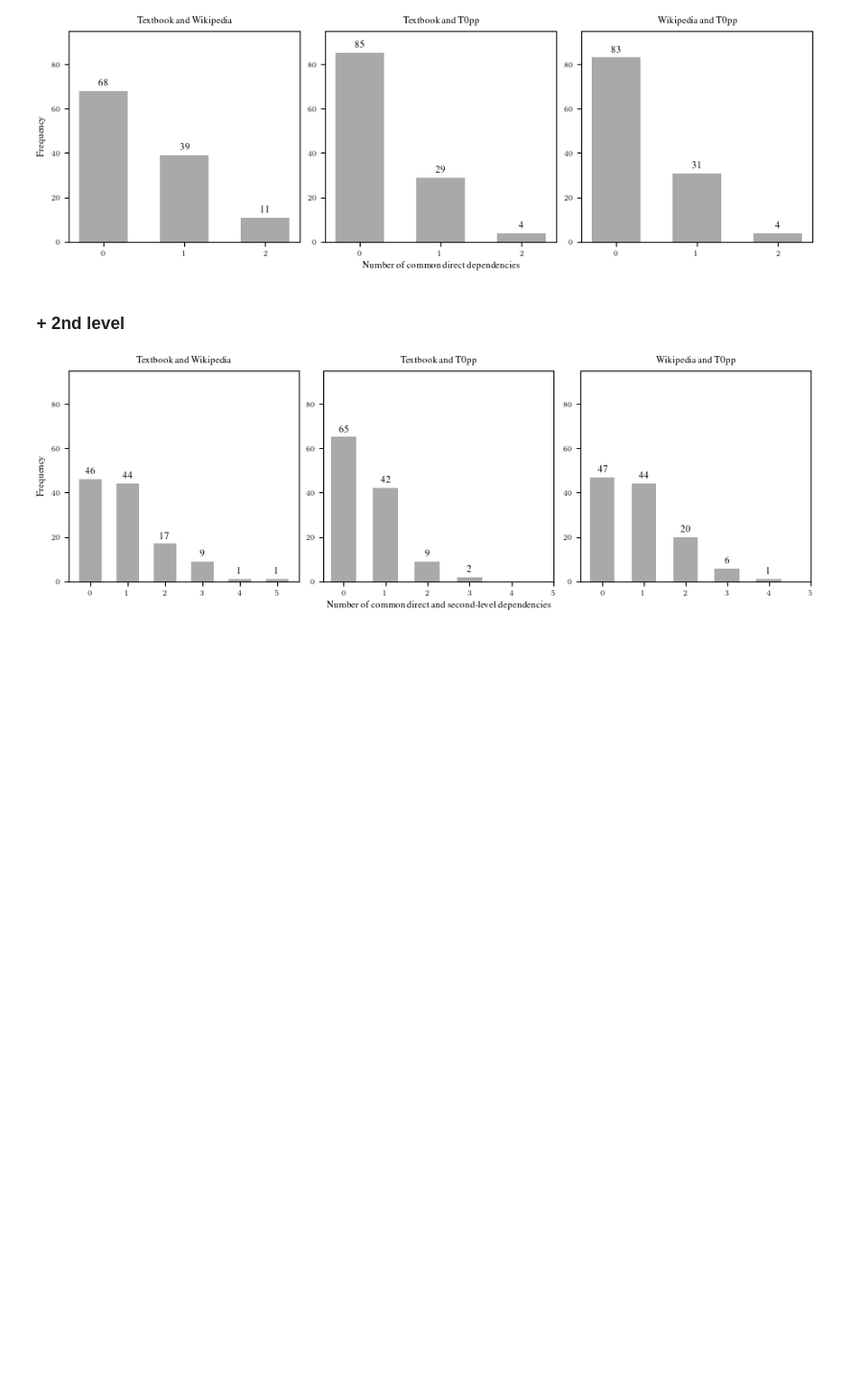
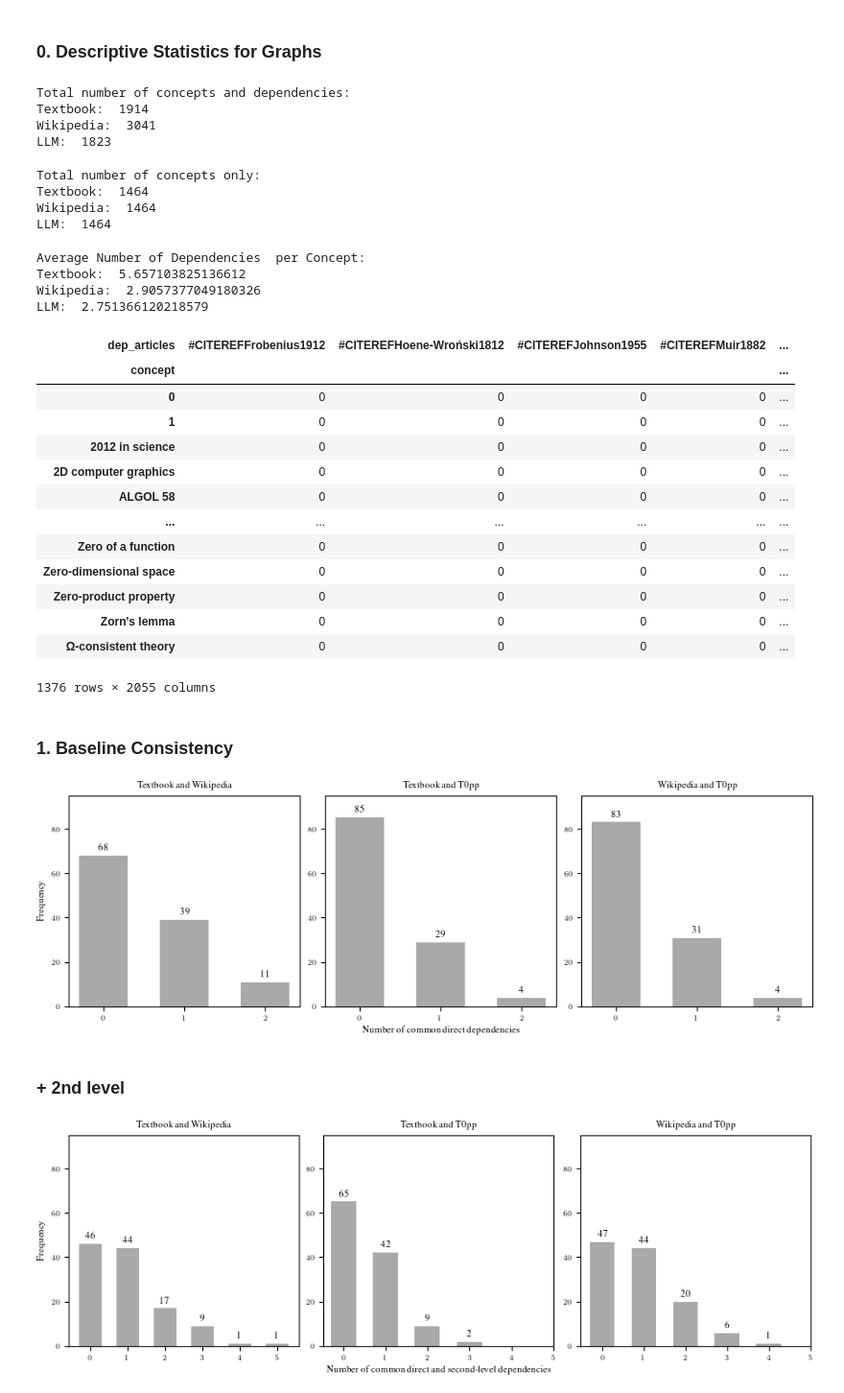
Before and after one commit to mlcolab/learning-dependencies, a Jupyter notebook: exp/22_Metrics.ipynb, the cells around one changed output. Shown at 96% size. Saved outputs shown, nothing was run; the diff lists cells and outputs as text; code cells hidden in the pictures; blank space fills up the shorter version.

```diff
--- a/exp/22_Metrics.ipynb
+++ b/exp/22_Metrics.ipynb
@@ -15,5 +15,45 @@ MIN_OCCURENCES=5
 df_wiki = pd.read_csv("../dat/wiki/graph.csv")
 df_llm = pd.read_json("../dat/llm/graph.json")
 df_textbook = pd.read_json("../dat/textbooks/graph.json").iloc[:,[0,3]]
-df_textbook.columns=['concept','dep_articles_textbook']
-df_wiki.dep_articles = [[dep[1] for dep in ast.literal_eval(deps)] for deps in (df_wiki.dep_articles)]
+df_wiki.dep_articles = [ast.literal_eval(deps) for deps in (df_wiki.dep_articles)]
+# %% [markdown]
+### 0. Descriptive Statistics for Graphs
+# %%
+def get_num_of_all_concepts(df):
+    concepts = df.concept.to_list()
+    deps = [dep for deps in df.dep_articles for dep in deps]
+    all_concepts = set(concepts + deps)
+    return len(all_concepts)
+
+print("Total number of concepts and dependencies:")
+print("Textbook: ", get_num_of_all_concepts(df_textbook))
+print("Wikipedia: ", get_num_of_all_concepts(df_wiki))
+print("LLM: ", get_num_of_all_concepts(df_llm))
+# %% [output]
+Total number of concepts and dependencies:
+Textbook:  1914
+Wikipedia:  3041
+LLM:  1823
+# %%
+print("Total number of concepts only:")
+print("Textbook: ", df_textbook.shape[0])
+print("Wikipedia: ", df_wiki.shape[0])
+print("LLM: ", df_llm.shape[0])
+# %% [output]
+Total number of concepts only:
+Textbook:  1464
+Wikipedia:  1464
+LLM:  1464
+# %%
+def get_average_num_of_deps(deps):
+    return np.mean([len(dep) for dep in deps])
+
+print("Average Number of Dependencies  per Concept:")
+print("Textbook: ", get_average_num_of_deps(df_textbook.dep_articles))
+print("Wikipedia: ", get_average_num_of_deps(df_wiki.dep_articles))
+print("LLM: ", get_average_num_of_deps(df_llm.dep_articles))
+# %% [output]
+Average Number of Dependencies  per Concept:
+Textbook:  5.657103825136612
+Wikipedia:  2.9057377049180326
+LLM:  2.751366120218579
@@ -19,0 +85,25 @@ df_wiki.dep_articles = [[dep[1] for dep in ast.literal_eval(deps)] for deps in (
+# %%
+def create_adj(df):
+    df_long = df.loc[:,["concept","dep_articles"]].explode('dep_articles')
+    df_pairs = df_long.groupby(['concept', 'dep_articles']).size().reset_index(name='count')
+    adj_matrix = df_pairs.pivot_table(index='concept', columns='dep_articles', values='count', fill_value=0)
+    return adj_matrix
+
+create_adj(df_wiki)
+# %% [output]
+| dep_articles | #CITEREFFrobenius1912 | #CITEREFHoene-Wroński1812 | #CITEREFJohnson1955 | #CITEREFMuir1882 | ... |
+| concept |  |  |  |  | ... |
+| 0 | 0 | 0 | 0 | 0 | ... |
+| 1 | 0 | 0 | 0 | 0 | ... |
+| 2012 in science | 0 | 0 | 0 | 0 | ... |
+| 2D computer graphics | 0 | 0 | 0 | 0 | ... |
+| ALGOL 58 | 0 | 0 | 0 | 0 | ... |
+| ... | ... | ... | ... | ... | ... |
+| Zero of a function | 0 | 0 | 0 | 0 | ... |
+| Zero-dimensional space | 0 | 0 | 0 | 0 | ... |
+| Zero-product property | 0 | 0 | 0 | 0 | ... |
+| Zorn's lemma | 0 | 0 | 0 | 0 | ... |
+| Ω-consistent theory | 0 | 0 | 0 | 0 | ... |
+1376 rows × 2055 columns
+# %% [markdown]
+### 1. Baseline Consistency
```
Also changed, not shown: parts of 10 cells of this notebook, 4 other files.
